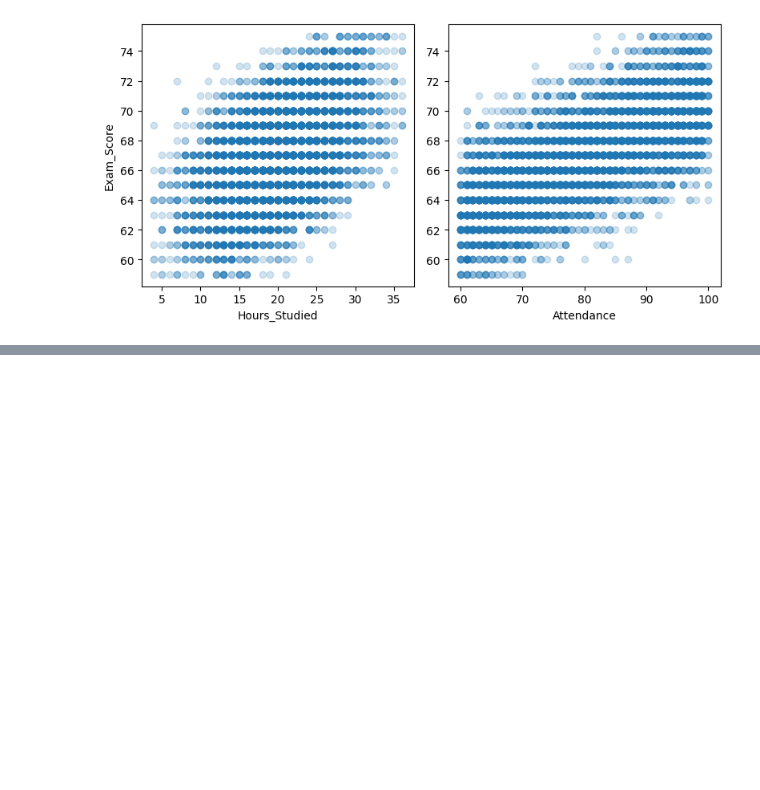
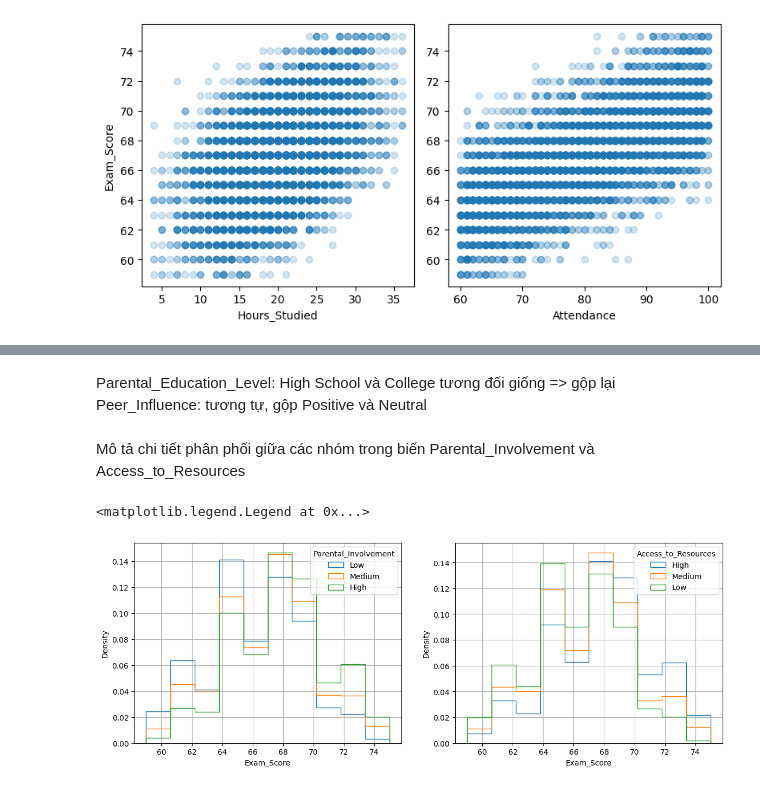
Before and after one commit to Ngoc-Cac/DataVisualisation-Group2, a Jupyter notebook: correlation.ipynb, the cells around one changed output, grey strips where cells are left out. Cells and saved outputs as stored; diff of their text form; code cells hidden in the pictures; blank space fills up the shorter version.

```diff
--- a/correlation.ipynb
+++ b/correlation.ipynb
@@ -305,0 +349,19 @@ fig.tight_layout()
+# %% [markdown]
+Parental_Education_Level: High School và College tương đối giống => gộp lại\
+Peer_Influence: tương tự, gộp Positive và Neutral
+# %% [markdown]
+Mô tả chi tiết phân phối giữa các nhóm trong biến Parental_Involvement và Access_to_Resources
+# %%
+fig = plt.figure(figsize=(14, 4.8))
+hist_group(data, cols[0], 'Exam_Score', fig.add_subplot(1, 2, 1))
+hist_group(data, cols[1], 'Exam_Score', fig.add_subplot(1, 2, 2))
+
+fig.axes[0].legend(title=cols[0], loc='upper right')
+fig.axes[1].legend(title=cols[1], loc='upper right')
+# hist_group(data, cols[0], 'Exam_Score', plt.gca())
+
+# plt.legend(title=cols[0], loc='upper right')
+# plt.gcf().get_size_inches()
+# %% [output]
+<matplotlib.legend.Legend at 0x...>
+[figure, added]
```
Also changed, not shown: parts of 36 cells of this notebook, 3 other files.
